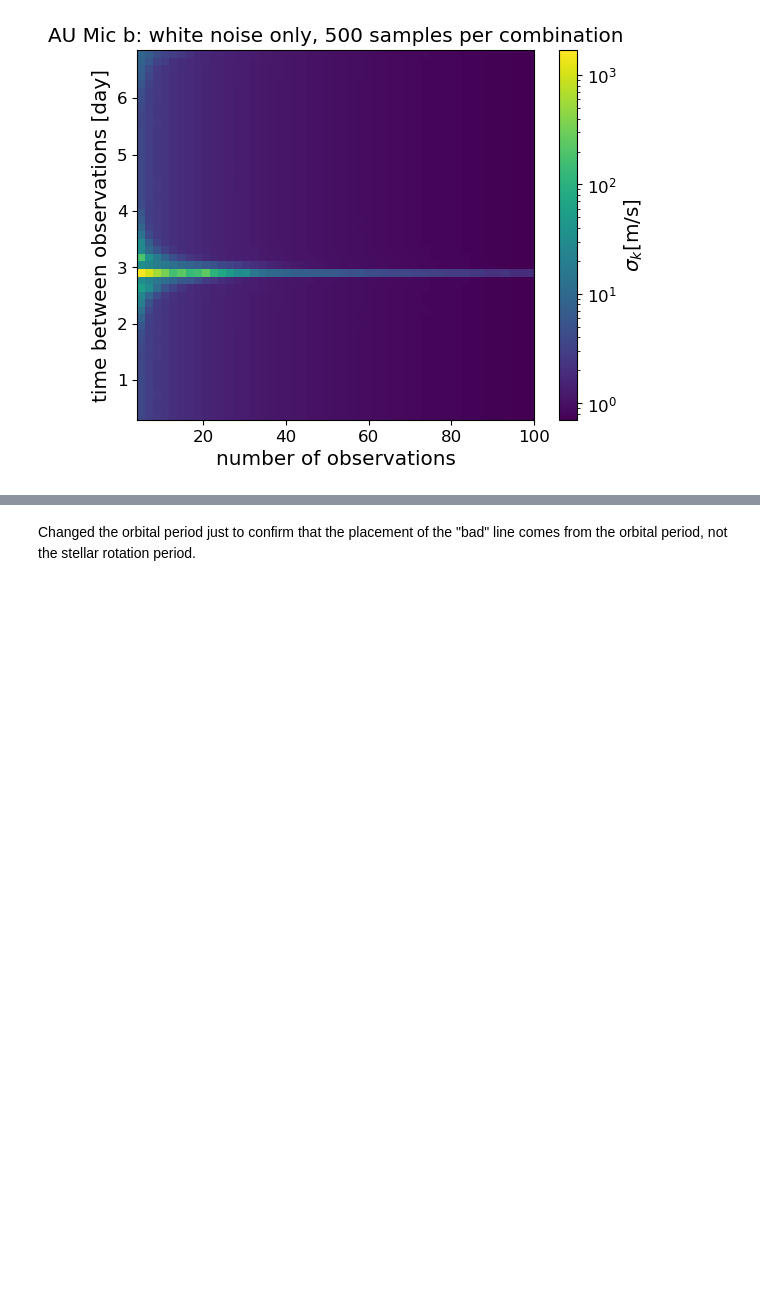
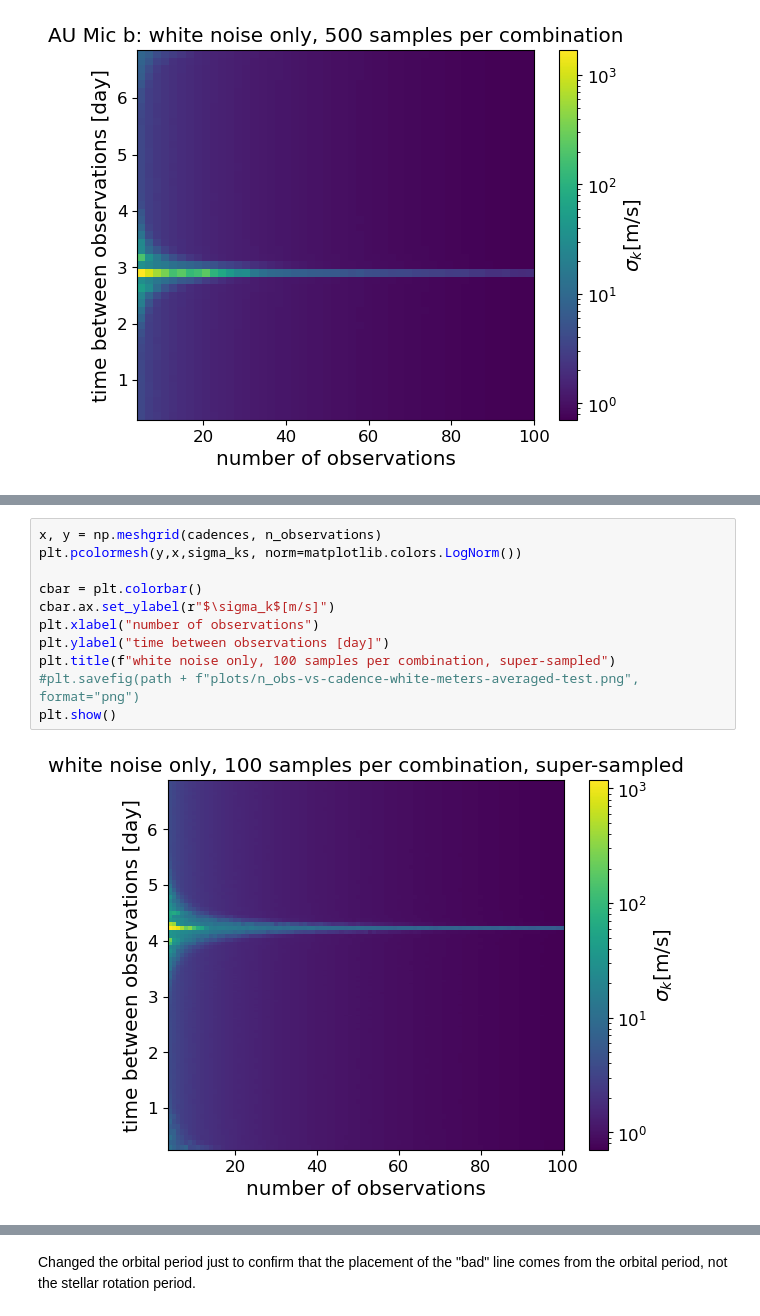
Before and after one commit to exoclam/gaspery, a Jupyter notebook: notebooks/au-mic.ipynb, the cells around one changed output, grey strips where cells are left out. Cells and saved outputs as stored; diff of their text form; blank space fills up the shorter version.

```diff
--- a/notebooks/au-mic.ipynb
+++ b/notebooks/au-mic.ipynb
@@ -1880,0 +1867,13 @@ plt.show()
+# %%
+x, y = np.meshgrid(cadences, n_observations)
+plt.pcolormesh(y,x,sigma_ks, norm=matplotlib.colors.LogNorm())
+
+cbar = plt.colorbar()
+cbar.ax.set_ylabel(r"$\sigma_k$[m/s]")
+plt.xlabel("number of observations")
+plt.ylabel("time between observations [day]")
+plt.title(f"white noise only, 100 samples per combination, super-sampled")
+#plt.savefig(path + f"plots/n_obs-vs-cadence-white-meters-averaged-test.png", format="png")
+plt.show()
+# %% [output]
+[figure, added]
```
Also changed, not shown: parts of 15 cells of this notebook.
